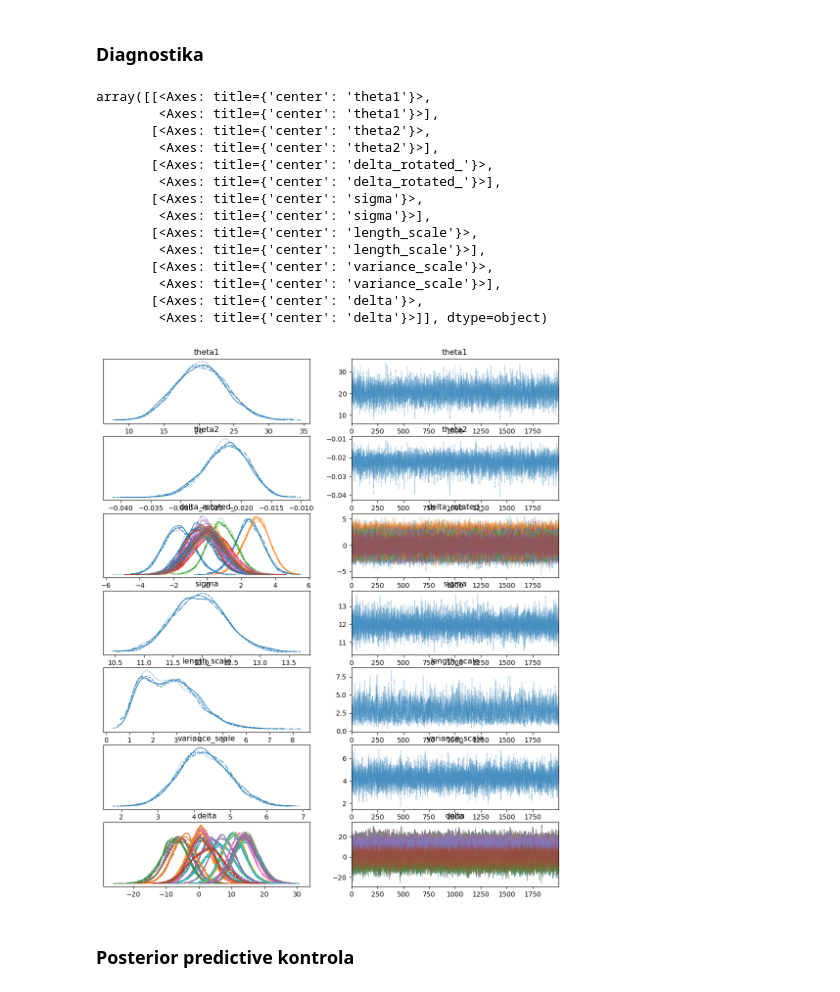
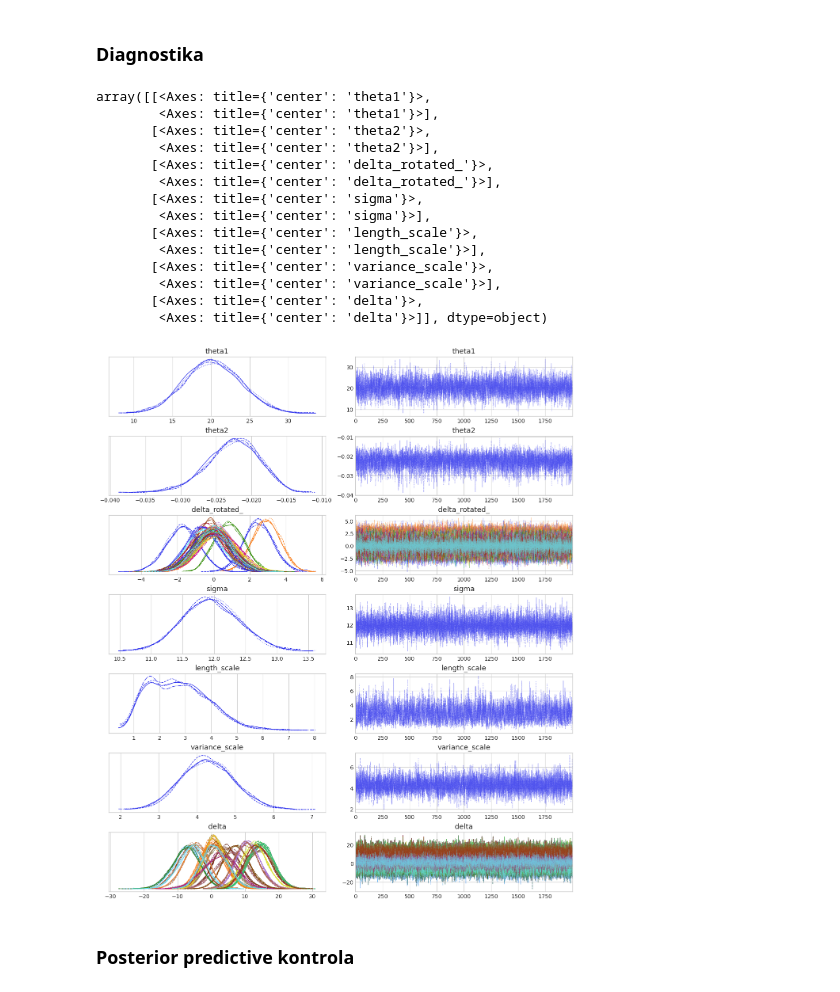
Before and after one commit to UsmanovSla/MGD-RSS, a Jupyter notebook: model/05_CalibrationModel/CM_01_BayesCalibration.ipynb, the cells around one changed output. Saved outputs shown, nothing was run; the diff lists cells and outputs as text; code cells hidden in the pictures.

```diff
--- a/model/05_CalibrationModel/CM_01_BayesCalibration.ipynb
+++ b/model/05_CalibrationModel/CM_01_BayesCalibration.ipynb
@@ -156,24 +156,38 @@ Sampling 4 chains for 1_500 tune and 2_000 draw iterations (6_000 + 8_000 draws
 # %% [markdown]
 ### Diagnostika
-# %%
-az.summary(trace_gp)
-az.plot_trace(trace_gp)
-# %% [output]
-array([[<Axes: title={'center': 'theta1'}>,
-        <Axes: title={'center': 'theta1'}>],
-       [<Axes: title={'center': 'theta2'}>,
-        <Axes: title={'center': 'theta2'}>],
-       [<Axes: title={'center': 'delta_rotated_'}>,
-        <Axes: title={'center': 'delta_rotated_'}>],
-       [<Axes: title={'center': 'sigma'}>,
-        <Axes: title={'center': 'sigma'}>],
-       [<Axes: title={'center': 'length_scale'}>,
-        <Axes: title={'center': 'length_scale'}>],
-       [<Axes: title={'center': 'variance_scale'}>,
-        <Axes: title={'center': 'variance_scale'}>],
-       [<Axes: title={'center': 'delta'}>,
-        <Axes: title={'center': 'delta'}>]], dtype=object)
-[figure, removed]
+# %%
+az.summary(trace_gp)
+
+az.style.use("arviz-whitegrid")
+
+plt.rcParams.update({
+    "figure.figsize": (12, 8),
+    "font.size": 12,
+    "axes.titlesize": 13,
+    "axes.labelsize": 11,
+    "legend.fontsize": 10,
+    "xtick.labelsize": 10,
+    "ytick.labelsize": 10,
+    "lines.linewidth": 1.0,
+})
+
+az.plot_trace(trace_gp)
+# %% [output]
+array([[<Axes: title={'center': 'theta1'}>,
+        <Axes: title={'center': 'theta1'}>],
+       [<Axes: title={'center': 'theta2'}>,
+        <Axes: title={'center': 'theta2'}>],
+       [<Axes: title={'center': 'delta_rotated_'}>,
+        <Axes: title={'center': 'delta_rotated_'}>],
+       [<Axes: title={'center': 'sigma'}>,
+        <Axes: title={'center': 'sigma'}>],
+       [<Axes: title={'center': 'length_scale'}>,
+        <Axes: title={'center': 'length_scale'}>],
+       [<Axes: title={'center': 'variance_scale'}>,
+        <Axes: title={'center': 'variance_scale'}>],
+       [<Axes: title={'center': 'delta'}>,
+        <Axes: title={'center': 'delta'}>]], dtype=object)
+[figure, added]
 # %% [markdown]
 ### Posterior predictive kontrola
 # %%
```
Also changed, not shown: parts of 5 cells of this notebook, 7 other files.
